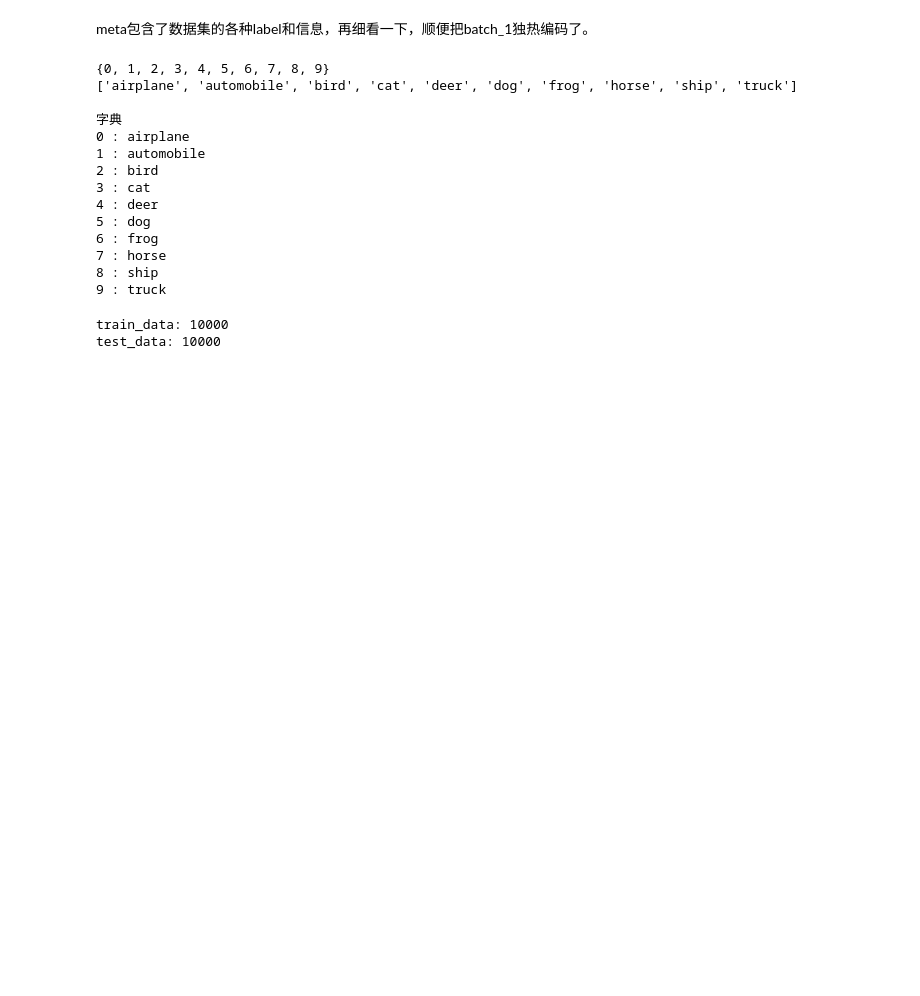
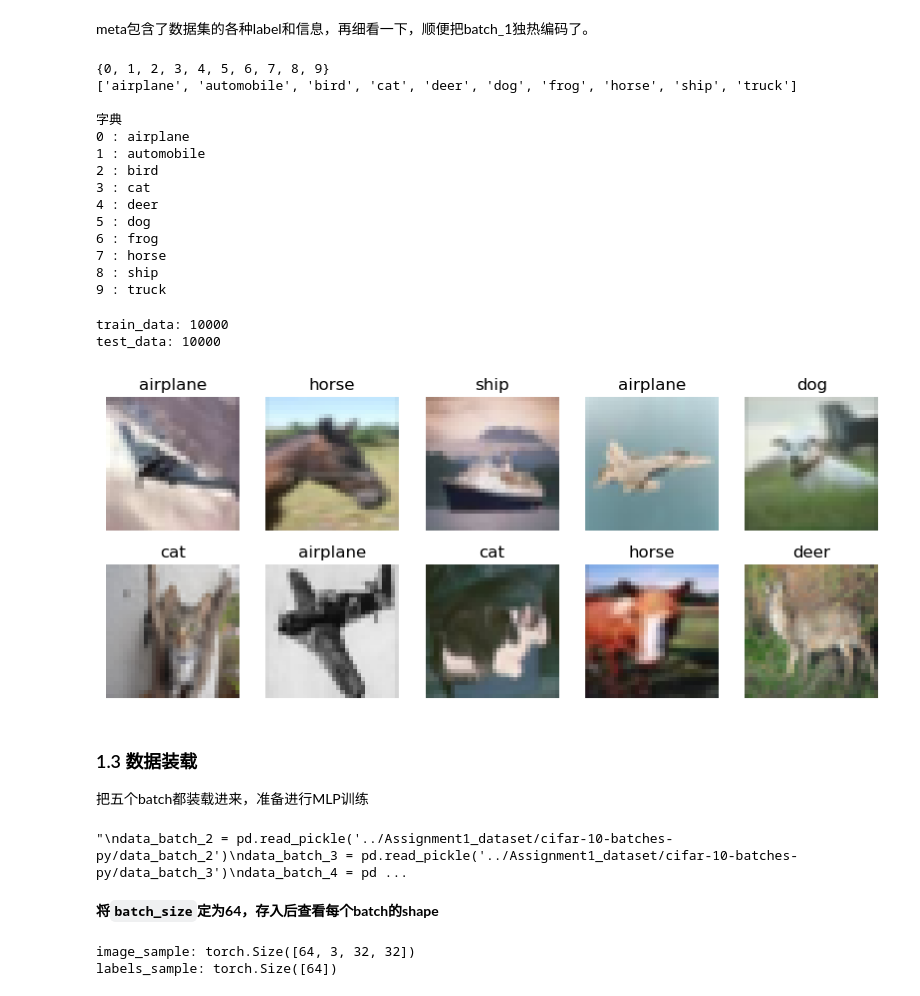
Before and after one commit to Hyr1sky/Neural-Network---Deep-Learning, a Jupyter notebook: Assignment1/CIFAR-10(MLP).ipynb, the cells around one changed output. Saved outputs shown, nothing was run; the diff lists cells and outputs as text; code cells hidden in the pictures; blank space fills up the shorter version.

```diff
--- a/Assignment1/CIFAR-10(MLP).ipynb
+++ b/Assignment1/CIFAR-10(MLP).ipynb
@@ -78,3 +105,42 @@ print('test_data:', len(test_data))
 # %% [output]
 train_data: 10000
 test_data: 10000
+# %%
+# 随机打印10张图片
+fig, ax = plt.subplots(2, 5, figsize=(10, 4))
+for i in range(2):
+    for j in range(5):
+        idx = np.random.randint(0, len(train_data_1))
+        img = data_batch_1['data'][idx]
+        label = data_batch_1['labels'][idx]
+        ax[i][j].imshow(img.reshape(3, 32, 32).transpose(1, 2, 0))
+        ax[i][j].set_title(label_dict[label])
+        ax[i][j].axis('off')
+# %% [output]
+[figure, added]
+# %% [markdown]
+### 1.3 数据装载
+
+把五个batch都装载进来，准备进行MLP训练
+# %%
+# 数据加载
+"""
+data_batch_2 = pd.read_pickle('../Assignment1_dataset/cifar-10-batches-py/data_batch_2')
+data_batch_3 = pd.read_pickle('../Assignment1_dataset/cifar-10-batches-py/data_batch_3')
+data_batch_4 = pd.read_pickle('../Assignment1_dataset/cifar-10-batches-py/data_batch_4')
+data_batch_5 = pd.read_pickle('../Assignment1_dataset/cifar-10-batches-py/data_batch_5')
+
+train_data_2 = list(data_batch_2['labels'])
+train_data_3 = list(data_batch_3['labels'])
+train_data_4 = list(data_batch_4['labels'])
+train_data_5 = list(data_batch_5['labels'])
+
+train_data = train_data_1 + train_data_2 + train_data_3 + train_data_4 + train_data_5
+train_data = list(train_data)
+test_data = list(test_data)
+
+print('train_data:', len(train_data))
+print('test_data:', len(test_data))
+"""
+# %% [output]
+"\ndata_batch_2 = pd.read_pickle('../Assignment1_dataset/cifar-10-batches-py/data_batch_2')\ndata_batch_3 = pd.read_pickle('../Assignment1_dataset/cifar-10-batches-py/data_batch_3')\ndata_batch_4 = pd ...
@@ -80,0 +163,10 @@ test_data: 10000
+# %% [markdown]
+**将`batch_size`定为64，存入后查看每个batch的shape**
+# %%
+Data_Sample = list(train_loader)
+image_sample, labels_sample = Data_Sample[0]
+print('image_sample:', image_sample.shape)
+print('labels_sample:', labels_sample.shape)
+# %% [output]
+image_sample: torch.Size([64, 3, 32, 32])
+labels_sample: torch.Size([64])
```
Also changed, not shown: parts of 18 cells of this notebook, 20 other files.
